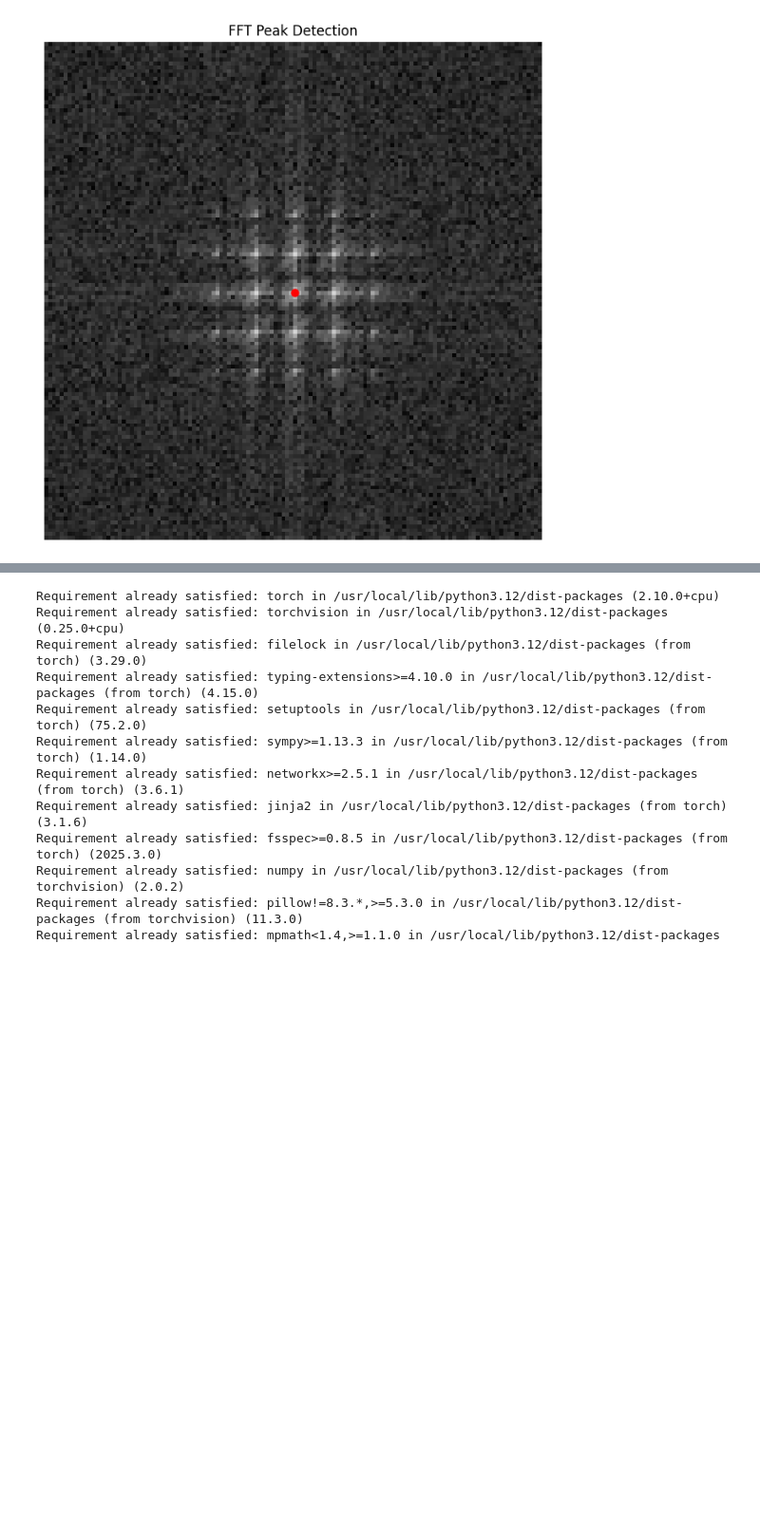
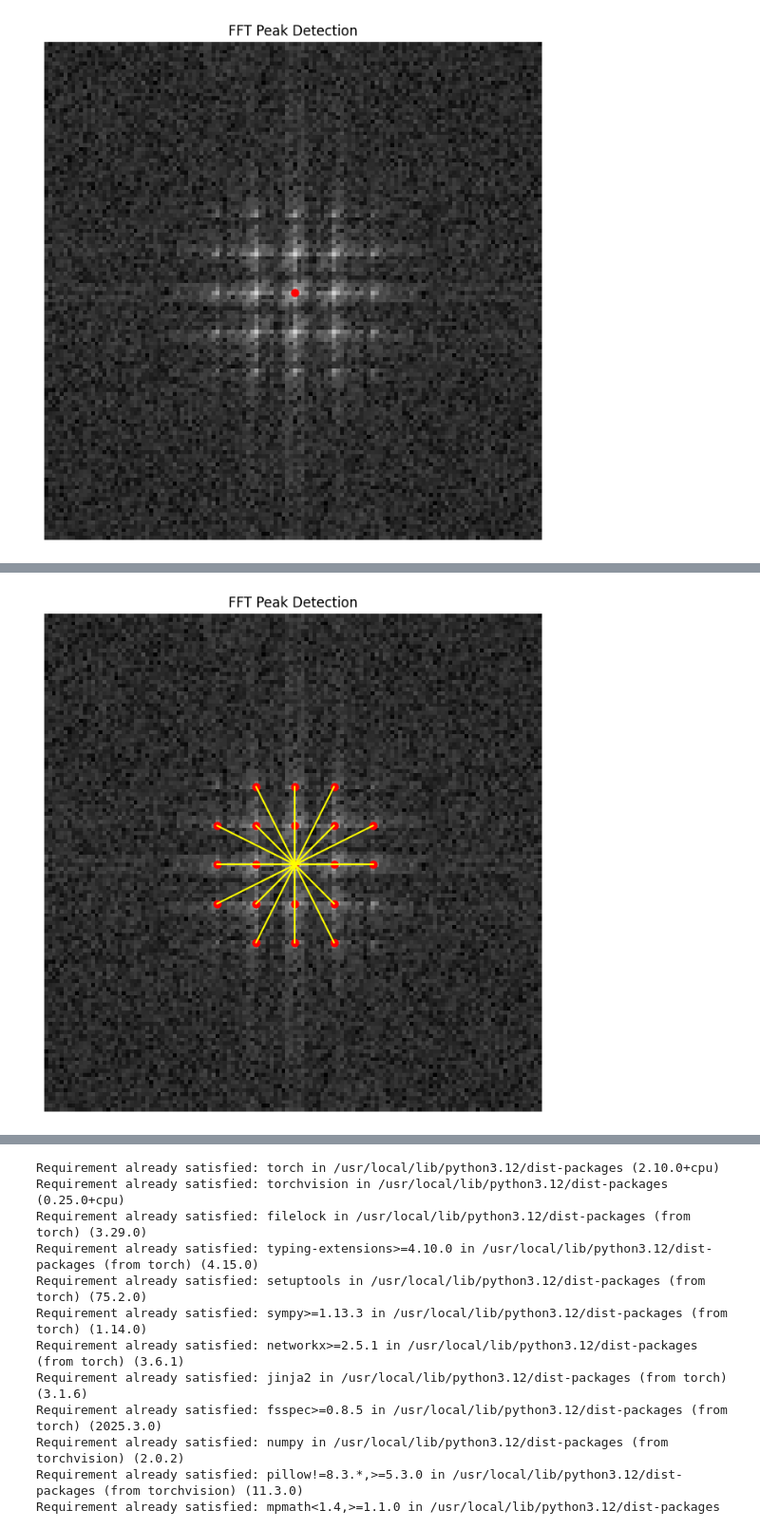
Before and after one commit to aarav06-bit/CS131_release, a Jupyter notebook: spring_2026 /crystal_density_classification/data_testing.ipynb, the cells around one changed output, grey strips where cells are left out. Shown at 95% size. Cells and saved outputs as stored; diff of their text form; code cells hidden in the pictures; blank space fills up the shorter version.

```diff
--- a/spring_2026 /crystal_density_classification/data_testing.ipynb
+++ b/spring_2026 /crystal_density_classification/data_testing.ipynb
@@ -308,3 +308,84 @@ plt.axis('off')
 plt.show()
 # %% [output]
 [figure]
+# %%
+from skimage.feature import peak_local_max
+
+# Load sample image
+sample = np.load("dataset/images/sample_0000.npy")
+
+# Compute FFT
+fft = np.fft.fftshift(
+    np.fft.fft2(sample)
+)
+
+# FFT magnitude
+magnitude = np.log(np.abs(fft) + 1)
+
+# Detect FFT peaks
+coordinates = peak_local_max(
+    magnitude,
+    min_distance=3,
+    threshold_abs=1.5,
+    num_peaks=20
+)
+
+print("Detected coordinates:")
+print(coordinates)
+
+# FFT center
+center_y = magnitude.shape[0] // 2
+center_x = magnitude.shape[1] // 2
+
+# Compute distances from center
+distances = []
+
+for coord in coordinates:
+
+    y, x = coord
+
+    # Skip center peak
+    if abs(x - center_x) < 5 and abs(y - center_y) < 5:
+        continue
+
+    distance = np.sqrt(
+        (x - center_x)**2 +
+        (y - center_y)**2
+    )
+
+    distances.append(distance)
+
+distances = np.array(distances)
+
+print("\nPeak distances:")
+print(distances)
+
+# Visualize FFT peaks
+plt.figure(figsize=(8,8))
+
+plt.imshow(magnitude, cmap='gray')
+
+plt.scatter(
+    coordinates[:,1],
+    coordinates[:,0],
+    c='red',
+    s=40
+)
+
+# Draw lines from center
+for coord in coordinates:
+
+    y, x = coord
+
+    plt.plot(
+        [center_x, x],
+        [center_y, y],
+        'yellow'
+    )
+
+plt.title("FFT Peak Detection")
+
+plt.axis('off')
+
+plt.show()
+# %% [output]
@@ -310,0 +409 @@ plt.show()
+[figure, added]
```
Also changed, not shown: parts of 7 cells of this notebook.
